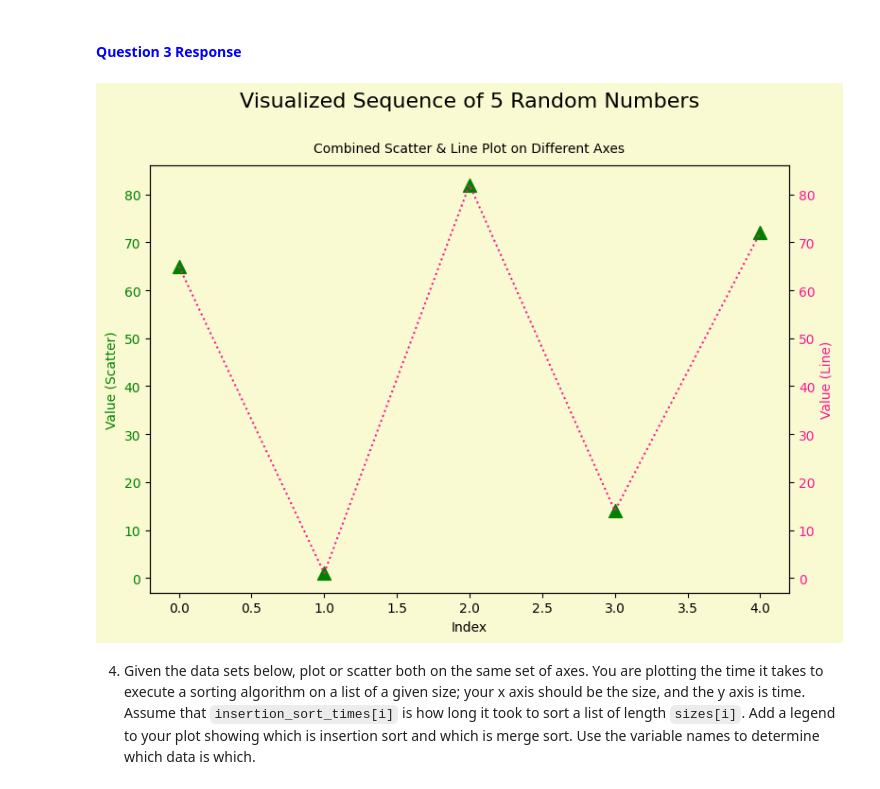
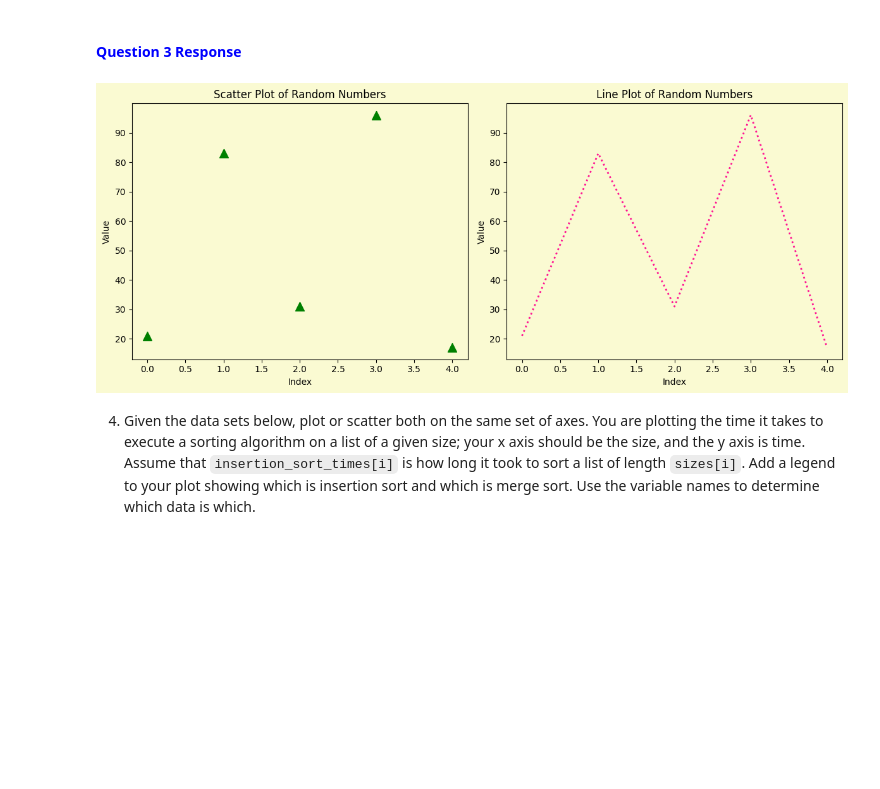
Before and after one commit to tfmontague/pyplot, a Jupyter notebook: pyplot.ipynb, the cells around one changed output. Drawn from its saved outputs; the diff is of its cells as text; code cells hidden in the pictures; blank space fills up the shorter version.

```diff
--- a/pyplot.ipynb
+++ b/pyplot.ipynb
@@ -96,40 +92,34 @@ plt.show()
 3. Do the same question as above, but change the syle and color of both the scatter and the plot.
 # %% [markdown]
 #### <span style="color:blue;">Question 3 Response</span>
-# %%
-# Refactoring the code to change the scatter to green triangles and the line to a dotted deep pink
-
-# Generate a sequence of at least 5 random numbers (integers are fine)
-random_numbers_new = [randint(1, 100) for _ in range(5)]
-# Use the index of the value as its x value in the plot
-indices_new = list(range(len(random_numbers_new)))
-
-# Adding background color
-fig, ax1 = plt.subplots(figsize=(8, 6))
-fig.patch.set_facecolor('lightgoldenrodyellow')  # Setting the figure background color
-
-# Scatter plot on the primary axis with green triangle markers
-ax1.scatter(indices_new, random_numbers_new, color='green', label='Scatter Plot', marker='^', s=100)  # '^' for triangle
-ax1.set_xlabel('Index')
-ax1.set_ylabel('Value (Scatter)', color='green')
-ax1.tick_params(axis='y', labelcolor='green')
-ax1.set_facecolor('lightgoldenrodyellow')  # Setting the plot area background color
-
-# Creating a twin of the primary axis for the line plot on a different axis with dotted deep pink line
-ax2 = ax1.twinx()
-ax2.plot(indices_new, random_numbers_new, color='deeppink', linestyle=':', label='Line Plot')  # ':' for dotted line
-ax2.set_ylabel('Value (Line)', color='deeppink')
-ax2.tick_params(axis='y', labelcolor='deeppink')
-ax2.set_facecolor('lightgoldenrodyellow')  # Ensuring the secondary axis matches the primary
-
-fig.tight_layout()  # To ensure there's no layout overlap
-fig.suptitle('Visualized Sequence of 5 Random Numbers', fontsize=16, verticalalignment='top')
-plt.title('Combined Scatter & Line Plot on Different Axes', fontsize=10, pad=10)  # Adding a sub-title with a smaller font
-fig.subplots_adjust(top=0.85)  # Adjusting the top margin to fit the main title and sub-title
-
-plt.show()
-# %% [output]
-[figure, removed]
+# %%
+# Refactoring the code to change the style and colors of both the scatter and the plot
+
+# Generating a sequence of 5 random integers
+random_numbers = [randint(1, 100) for _ in range(5)]
+indices = range(len(random_numbers))
+
+# Setting the background color for all plots
+fig, axes = plt.subplots(1, 2, figsize=(12, 5), facecolor='lightgoldenrodyellow')
+
+# Scatter plot with green triangles
+axes[0].scatter(indices, random_numbers, color='green', marker='^', s=100)  # '^' for triangle, s=100 for size
+axes[0].set_title('Scatter Plot of Random Numbers')
+axes[0].set_xlabel('Index')
+axes[0].set_ylabel('Value')
+axes[0].set_facecolor('lightgoldenrodyellow')  # Light tan background for the scatter plot
+
+# Line plot with dotted lines connecting the data points in deep pink
+axes[1].plot(indices, random_numbers, color='deeppink', linestyle=':', linewidth=2)  # ':' for dotted line, deep pink color
+axes[1].set_title('Line Plot of Random Numbers')
+axes[1].set_xlabel('Index')
+axes[1].set_ylabel('Value')
+axes[1].set_facecolor('lightgoldenrodyellow')  # Light tan background for the line plot
+
+plt.tight_layout()
+plt.show()
+# %% [output]
+[figure, added]
 # %% [markdown]
 4. Given the data sets below, plot or scatter both on the same set of axes.  You are plotting the time it takes to execute a sorting algorithm on a list of a given size; your x axis should be the size, and the y axis is time.  Assume that `insertion_sort_times[i]` is how long it took to sort a list of length `sizes[i]`.  Add a legend to your plot showing which is insertion sort and which is merge sort.  Use the variable names to determine which data is which.
 # %% [markdown]
```
Also changed, not shown: parts of 2 cells of this notebook, 1 other file.
